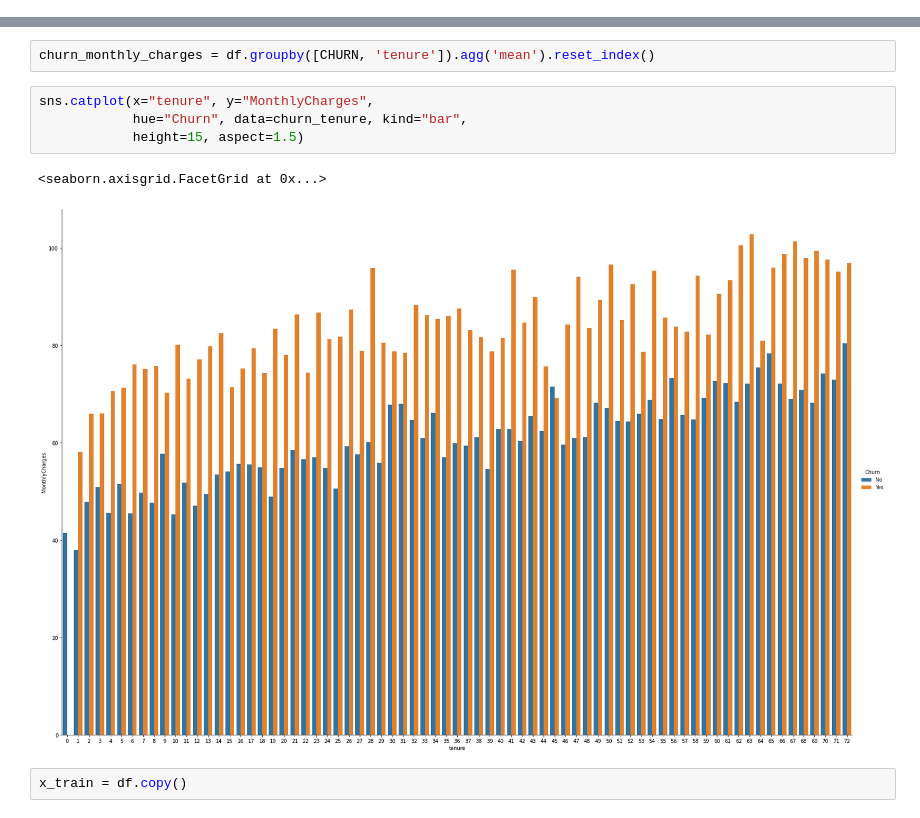
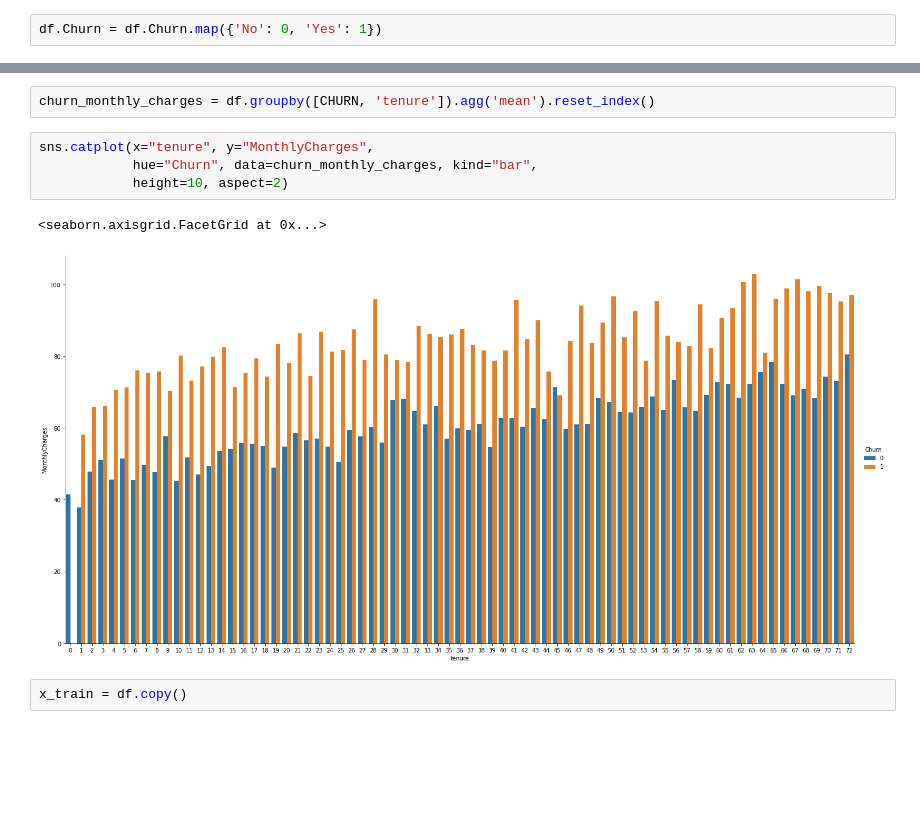
Before and after one commit to timofeytkachenko/churn_prediction, a Jupyter notebook: churn_v1.ipynb, the cells around one changed output, grey strips where cells are left out. Cells and saved outputs as stored; diff of their text form; blank space fills up the shorter version.

Commit message:
Churn prediction (new pipeline)

```diff
--- a/churn_v1.ipynb
+++ b/churn_v1.ipynb
@@ -161,3 +159,5 @@ memory usage: 1.1+ MB
+# %%
+df.Churn = df.Churn.map({'No': 0, 'Yes': 1})
 # %% [markdown]
 #### TotalCharges preprocessing
 # %%
@@ -183,11 +183,11 @@ sns.catplot(x="tenure", y="customerID",
 churn_monthly_charges = df.groupby([CHURN, 'tenure']).agg('mean').reset_index()
 # %%
 sns.catplot(x="tenure", y="MonthlyCharges",
-            hue="Churn", data=churn_tenure, kind="bar",
-            height=15, aspect=1.5)
+            hue="Churn", data=churn_monthly_charges, kind="bar",
+            height=10, aspect=2)
 # %% [output]
 <seaborn.axisgrid.FacetGrid at 0x...>
-[figure, old version]
+[figure, new version]
 # %%
 x_train = df.copy()
 # %%
```
Also changed, not shown: parts of 25 cells of this notebook.
